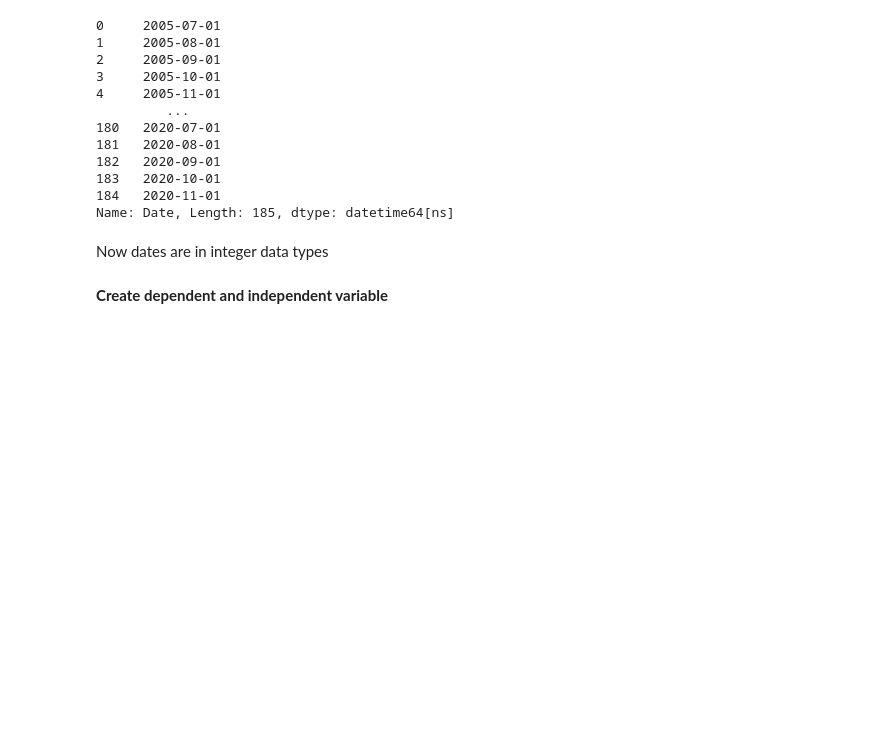
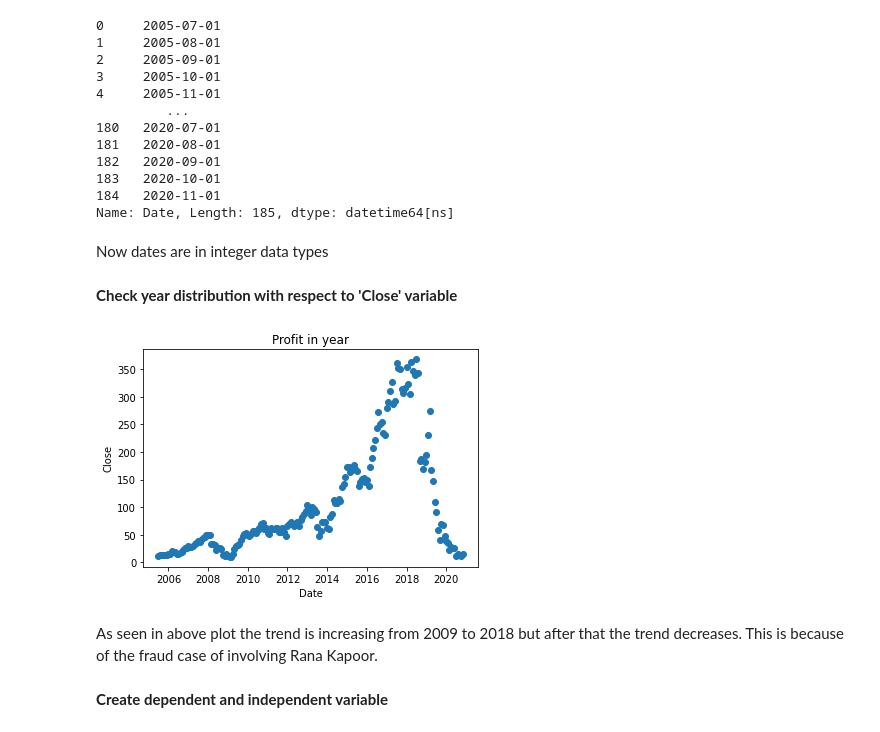
Before and after one commit to Tanjul5/Yes-Bank-Stock-Closing-Price-Prediction, a Jupyter notebook: YES_BANK_STOCK_CLOSING_PRICE_PREDICTION.ipynb, the cells around one changed output. Cells and saved outputs as stored; diff of their text form; code cells hidden in the pictures; blank space fills up the shorter version.

```diff
--- a/YES_BANK_STOCK_CLOSING_PRICE_PREDICTION.ipynb
+++ b/YES_BANK_STOCK_CLOSING_PRICE_PREDICTION.ipynb
@@ -122,6 +122,18 @@ df['Date']
 Name: Date, Length: 185, dtype: datetime64[ns]
 # %% [markdown]
 Now dates are in integer data types
+# %% [markdown]
+**Check year distribution with respect to 'Close' variable**
+# %%
+plt.scatter(df['Date'], df['Close'])
+plt.title('Profit in year')
+plt.xlabel('Date')
+plt.ylabel('Close')
+plt.show()
+# %% [output]
+[figure, added]
+# %% [markdown]
+As seen in above plot the trend is increasing from 2009 to 2018 but after that the trend decreases. This is because of the fraud case of involving Rana Kapoor.
 # %% [markdown]
 **Create dependent and independent variable**
 # %%
```
Also changed, not shown: parts of 11 cells of this notebook.
